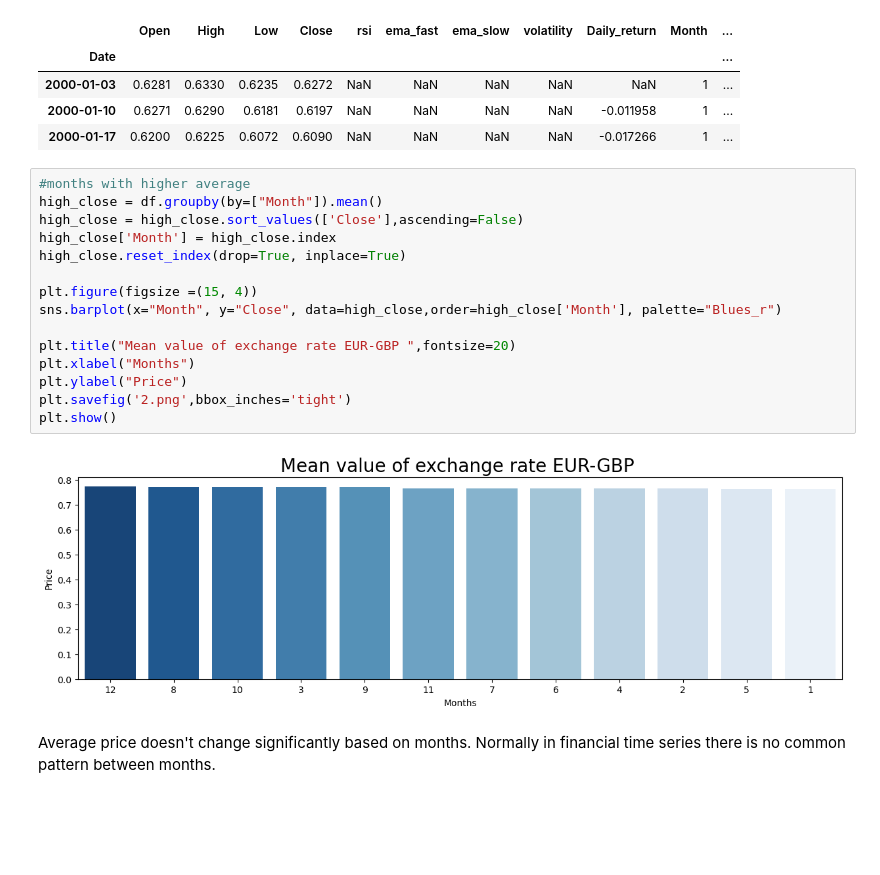
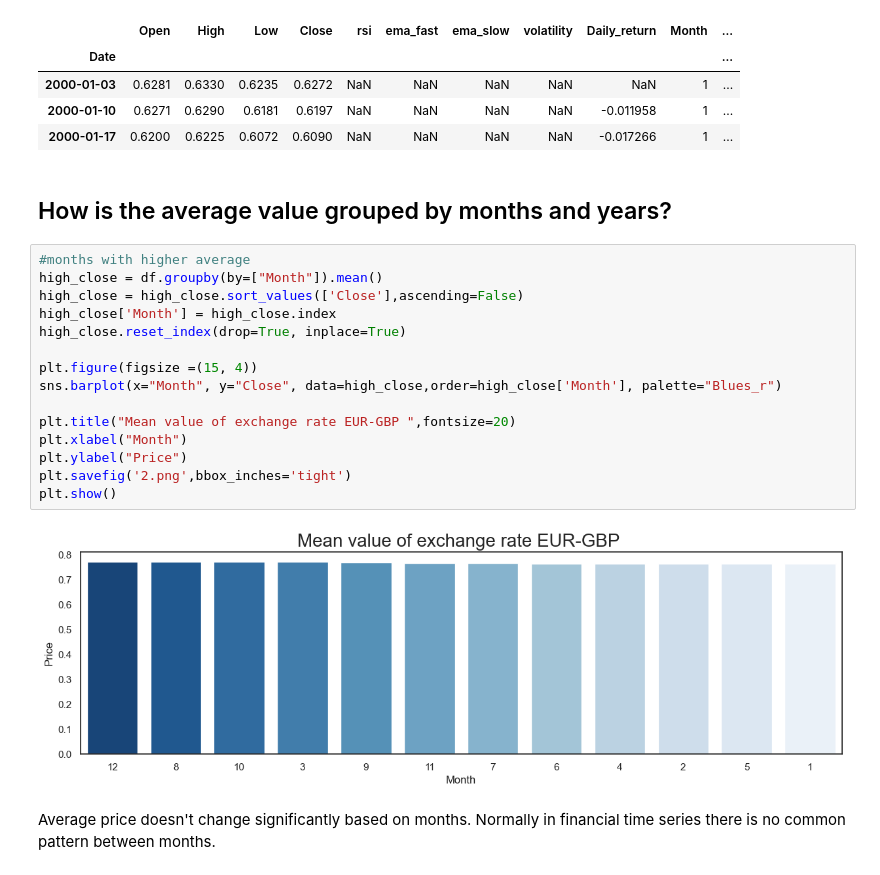
Before and after one commit to dominikapetru/femhack, a Jupyter notebook: fem_hack.ipynb, the cells around one changed output. Saved outputs shown, nothing was run; the diff lists cells and outputs as text; blank space fills up the shorter version.

```diff
--- a/fem_hack.ipynb
+++ b/fem_hack.ipynb
@@ -143,23 +141,25 @@ df.head(3)
 | 2000-01-03 | 0.6281 | 0.6330 | 0.6235 | 0.6272 | NaN | NaN | NaN | NaN | NaN | 1 | ... |
 | 2000-01-10 | 0.6271 | 0.6290 | 0.6181 | 0.6197 | NaN | NaN | NaN | NaN | -0.011958 | 1 | ... |
 | 2000-01-17 | 0.6200 | 0.6225 | 0.6072 | 0.6090 | NaN | NaN | NaN | NaN | -0.017266 | 1 | ... |
+# %% [markdown]
+## How is the average value grouped by months and years?
 # %%
 #months with higher average
 high_close = df.groupby(by=["Month"]).mean()
 high_close = high_close.sort_values(['Close'],ascending=False)
 high_close['Month'] = high_close.index
 high_close.reset_index(drop=True, inplace=True)
 
 plt.figure(figsize =(15, 4))
 sns.barplot(x="Month", y="Close", data=high_close,order=high_close['Month'], palette="Blues_r")
 
 plt.title("Mean value of exchange rate EUR-GBP ",fontsize=20)
-plt.xlabel("Months")
+plt.xlabel("Month")
 plt.ylabel("Price")
 plt.savefig('2.png',bbox_inches='tight')
 plt.show()
 # %% [output]
-[figure, old version]
+[figure, new version]
 # %% [markdown]
 Average price doesn't change significantly based on months. Normally in financial time series there is no common pattern between months.
 # %%
```
Also changed, not shown: parts of 12 cells of this notebook.
